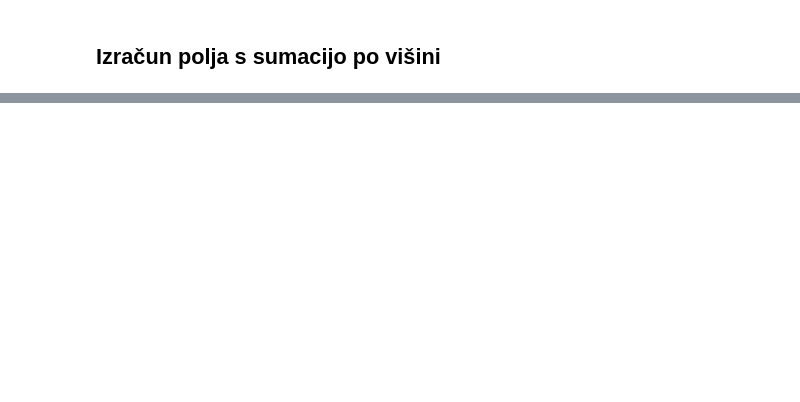
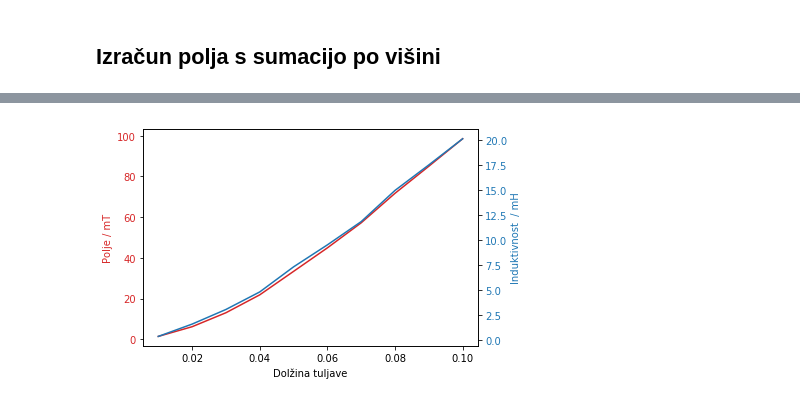
Before and after one commit to osnove/Dodatno, a Jupyter notebook: Magnetno_polje_v_osi_tuljave_induktivnost.ipynb, the cells around one changed output, grey strips where cells are left out. Cells and saved outputs as stored; diff of their text form; code cells hidden in the pictures; blank space fills up the shorter version.

```diff
--- a/Magnetno_polje_v_osi_tuljave_induktivnost.ipynb
+++ b/Magnetno_polje_v_osi_tuljave_induktivnost.ipynb
@@ -73,21 +132,2 @@ L   # v Henryjih
 # %% [markdown]
 ## Izračun polja s sumacijo po višini
-# %%
-I=6 # Tok v žici
-NI=N*I # A-ovoji
-nl=15 # Number of layers (debelina žice * nl = c)
-Il=NI/nl  # tok v enem layerju
-Ball=0
-
-def B2(r,z):
-	# This function returns B for specific radius and position z
-  B2=mi0*Il/(2*l)*((z2-z)/np.sqrt((z-z2)**2+r**2)-(z1-z)/np.sqrt((z-z1)**2+r**2))
-  return B2
-
-for i in range(1,nl):
-  r=(d/2)+i/nl*c
-  Bl=B2(r,0)
-  Ball=Ball+Bl
-  print(Bl)
-
-print("Polje v sredini je ",Ball*1e3, "mT")
@@ -109,0 +228,20 @@ Polje v sredini je  55.015089458000865 mT
+# %%
+b=np.linspace(1,10,10)*1e-2
+fig, ax1 = plt.subplots()
+
+color = 'tab:red'
+ax1.set_xlabel('Dolžina tuljave')
+ax1.set_ylabel('Polje / mT', color=color)
+ax1.plot(b, Bb, color=color)
+ax1.tick_params(axis='y', labelcolor=color)
+
+ax2 = ax1.twinx()  # x os za drugi plot naj bo enaka x osi prvega plota
+
+color = 'tab:blue'
+ax2.set_ylabel('Induktivnost  / mH', color=color)
+ax2.plot(b, LL, color=color)
+ax2.tick_params(axis='y', labelcolor=color)
+
+plt.show()
+# %% [output]
+[figure, added]
```
Also changed, not shown: parts of 6 cells of this notebook.
